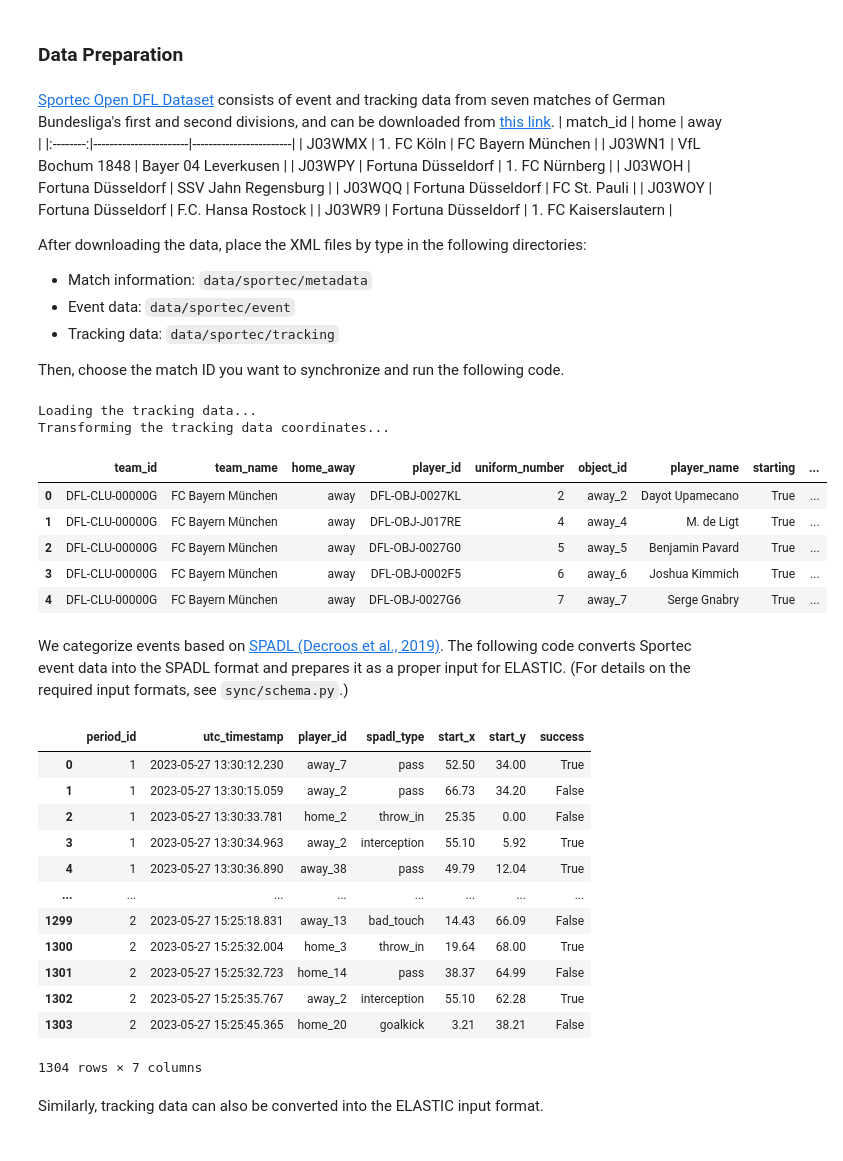
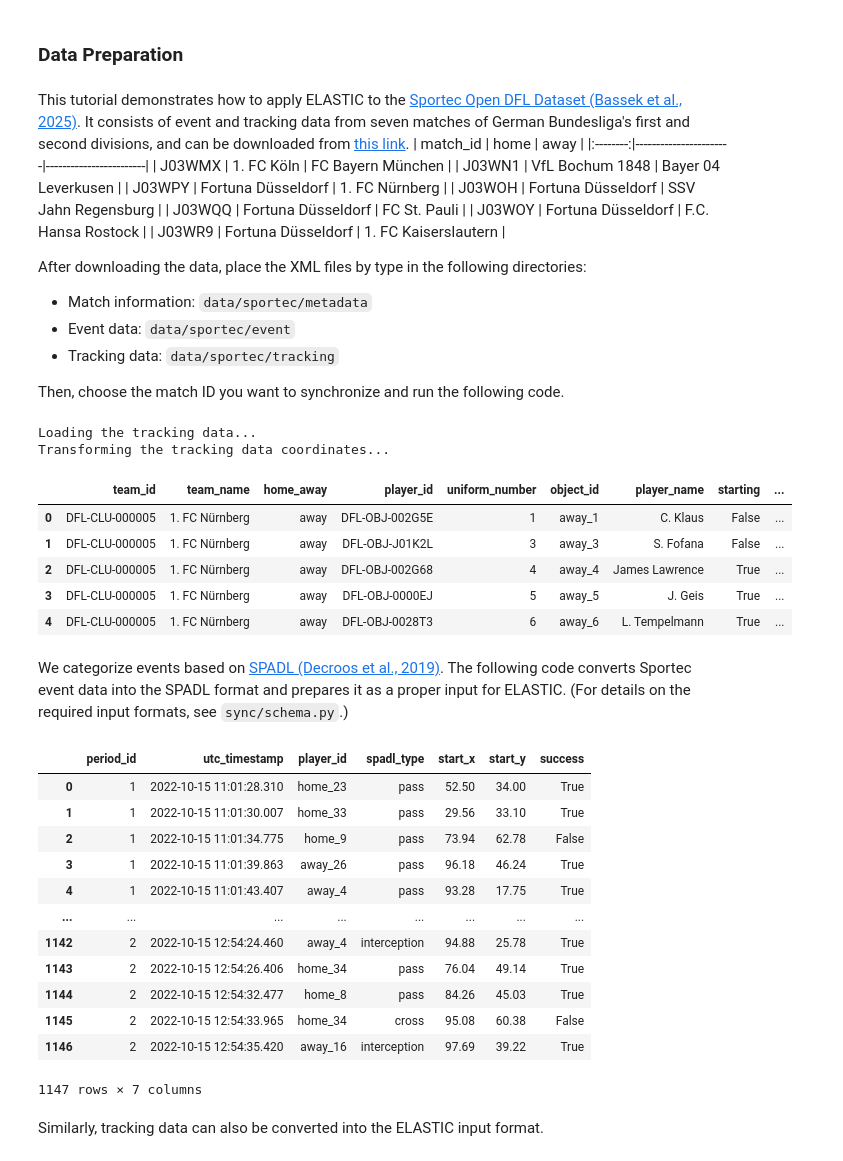
Before and after one commit to hyunsungkim-ds/elastic, a Jupyter notebook: tutorial.ipynb, the cells around one changed output. Drawn from its saved outputs; the diff is of its cells as text; code cells hidden in the pictures.

```diff
--- a/tutorial.ipynb
+++ b/tutorial.ipynb
@@ -50,7 +21,7 @@ mpl.rcParams['animation.embed_limit'] = 100
 # %% [markdown]
 ### Data Preparation
 # %% [markdown]
-[Sportec Open DFL Dataset](https://www.nature.com/articles/s41597-025-04505-y) consists of event and tracking data from seven matches of German Bundesliga's first and second divisions, and can be downloaded from [this link](https://springernature.figshare.com/articles/dataset/An_integrated_dataset_of_spatiotemporal_and_event_data_in_elite_soccer/28196177).
+This tutorial demonstrates how to apply ELASTIC to the [Sportec Open DFL Dataset (Bassek et al., 2025)](https://www.nature.com/articles/s41597-025-04505-y). It consists of event and tracking data from seven matches of German Bundesliga's first and second divisions, and can be downloaded from [this link](https://springernature.figshare.com/articles/dataset/An_integrated_dataset_of_spatiotemporal_and_event_data_in_elite_soccer/28196177).
 | match_id | home                  | away                   |
 |:--------:|-----------------------|------------------------|
 | J03WMX   | 1. FC Köln            | FC Bayern München      |
@@ -69,18 +40,18 @@ After downloading the data, place the XML files by type in the following directo
 Then, choose the match ID you want to synchronize and run the following code.
 # %%
 # It can take about one or two minutes to parse tracking data using kloppy
-match_id = "J03WMX"
+match_id = "J03WPY"
 match = SportecData(match_id)
 match.lineup.head()
 # %% [output]
 Loading the tracking data...
 Transforming the tracking data coordinates...
 |  | team_id | team_name | home_away | player_id | uniform_number | object_id | player_name | starting | ... |
-| 0 | DFL-CLU-00000G | FC Bayern München | away | DFL-OBJ-0027KL | 2 | away_2 | Dayot Upamecano | True | ... |
-| 1 | DFL-CLU-00000G | FC Bayern München | away | DFL-OBJ-J017RE | 4 | away_4 | M. de Ligt | True | ... |
-| 2 | DFL-CLU-00000G | FC Bayern München | away | DFL-OBJ-0027G0 | 5 | away_5 | Benjamin Pavard | True | ... |
-| 3 | DFL-CLU-00000G | FC Bayern München | away | DFL-OBJ-0002F5 | 6 | away_6 | Joshua Kimmich | True | ... |
-| 4 | DFL-CLU-00000G | FC Bayern München | away | DFL-OBJ-0027G6 | 7 | away_7 | Serge Gnabry | True | ... |
+| 0 | DFL-CLU-000005 | 1. FC Nürnberg | away | DFL-OBJ-002G5E | 1 | away_1 | C. Klaus | False | ... |
+| 1 | DFL-CLU-000005 | 1. FC Nürnberg | away | DFL-OBJ-J01K2L | 3 | away_3 | S. Fofana | False | ... |
+| 2 | DFL-CLU-000005 | 1. FC Nürnberg | away | DFL-OBJ-002G68 | 4 | away_4 | James Lawrence | True | ... |
+| 3 | DFL-CLU-000005 | 1. FC Nürnberg | away | DFL-OBJ-0000EJ | 5 | away_5 | J. Geis | True | ... |
+| 4 | DFL-CLU-000005 | 1. FC Nürnberg | away | DFL-OBJ-0028T3 | 6 | away_6 | L. Tempelmann | True | ... |
 # %% [markdown]
 We categorize events based on [SPADL (Decroos et al., 2019)](https://arxiv.org/abs/1802.07127). The following code converts Sportec event data into the SPADL format and prepares it as a proper input for ELASTIC. (For details on the required input formats, see `sync/schema.py`.)
 # %%
@@ -88,18 +59,18 @@ input_events = match.format_events_for_syncer()
 input_events
 # %% [output]
 |  | period_id | utc_timestamp | player_id | spadl_type | start_x | start_y | success |
-| 0 | 1 | 2023-05-27 13:30:12.230 | away_7 | pass | 52.50 | 34.00 | True |
-| 1 | 1 | 2023-05-27 13:30:15.059 | away_2 | pass | 66.73 | 34.20 | False |
-| 2 | 1 | 2023-05-27 13:30:33.781 | home_2 | throw_in | 25.35 | 0.00 | False |
-| 3 | 1 | 2023-05-27 13:30:34.963 | away_2 | interception | 55.10 | 5.92 | True |
-| 4 | 1 | 2023-05-27 13:30:36.890 | away_38 | pass | 49.79 | 12.04 | True |
+| 0 | 1 | 2022-10-15 11:01:28.310 | home_23 | pass | 52.50 | 34.00 | True |
+| 1 | 1 | 2022-10-15 11:01:30.007 | home_33 | pass | 29.56 | 33.10 | True |
+| 2 | 1 | 2022-10-15 11:01:34.775 | home_9 | pass | 73.94 | 62.78 | False |
+| 3 | 1 | 2022-10-15 11:01:39.863 | away_26 | pass | 96.18 | 46.24 | True |
+| 4 | 1 | 2022-10-15 11:01:43.407 | away_4 | pass | 93.28 | 17.75 | True |
 | ... | ... | ... | ... | ... | ... | ... | ... |
-| 1299 | 2 | 2023-05-27 15:25:18.831 | away_13 | bad_touch | 14.43 | 66.09 | False |
-| 1300 | 2 | 2023-05-27 15:25:32.004 | home_3 | throw_in | 19.64 | 68.00 | True |
-| 1301 | 2 | 2023-05-27 15:25:32.723 | home_14 | pass | 38.37 | 64.99 | False |
-| 1302 | 2 | 2023-05-27 15:25:35.767 | away_2 | interception | 55.10 | 62.28 | True |
-| 1303 | 2 | 2023-05-27 15:25:45.365 | home_20 | goalkick | 3.21 | 38.21 | False |
+| 1142 | 2 | 2022-10-15 12:54:24.460 | away_4 | interception | 94.88 | 25.78 | True |
+| 1143 | 2 | 2022-10-15 12:54:26.406 | home_34 | pass | 76.04 | 49.14 | True |
+| 1144 | 2 | 2022-10-15 12:54:32.477 | home_8 | pass | 84.26 | 45.03 | True |
+| 1145 | 2 | 2022-10-15 12:54:33.965 | home_34 | cross | 95.08 | 60.38 | False |
+| 1146 | 2 | 2022-10-15 12:54:35.420 | away_16 | interception | 97.69 | 39.22 | True |
-1304 rows × 7 columns
+1147 rows × 7 columns
 # %% [markdown]
 Similarly, tracking data can also be converted into the ELASTIC input format.
 # %%
```
Also changed, not shown: parts of 8 cells of this notebook, 2 other files.
